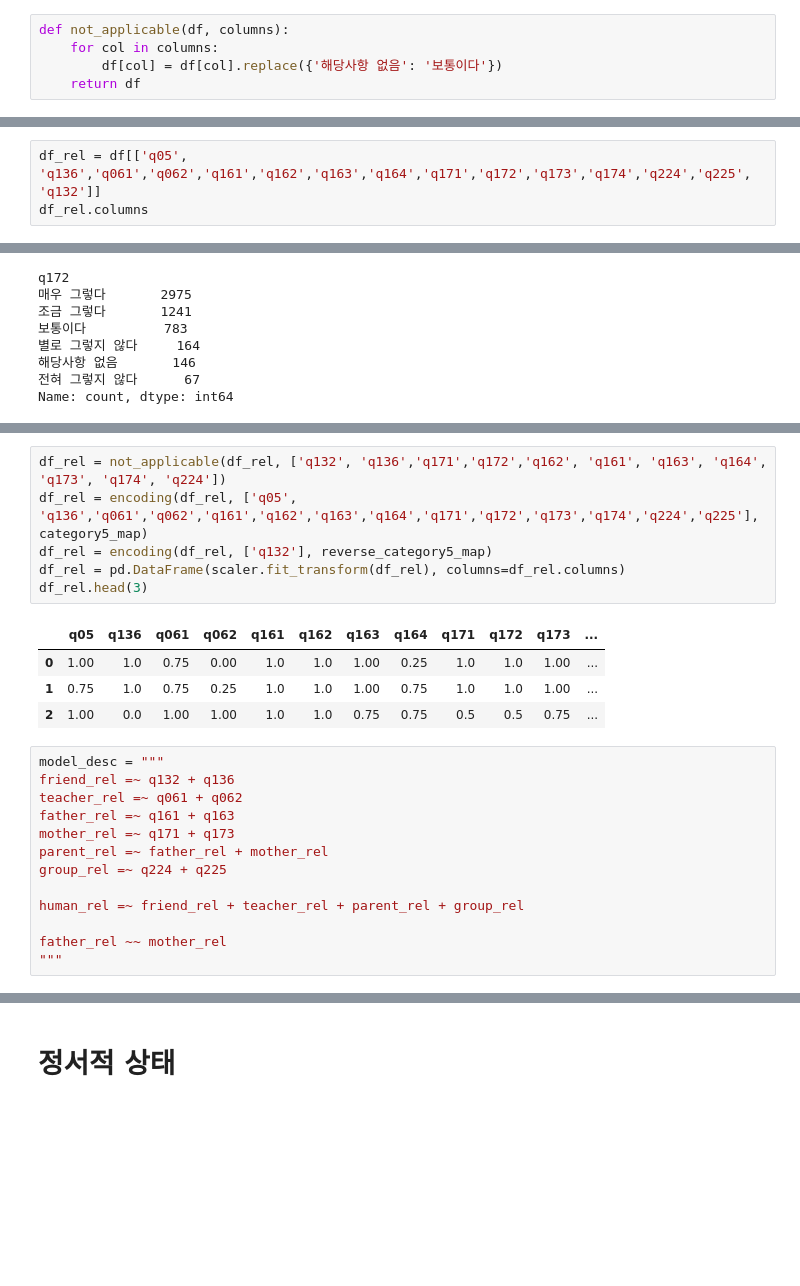
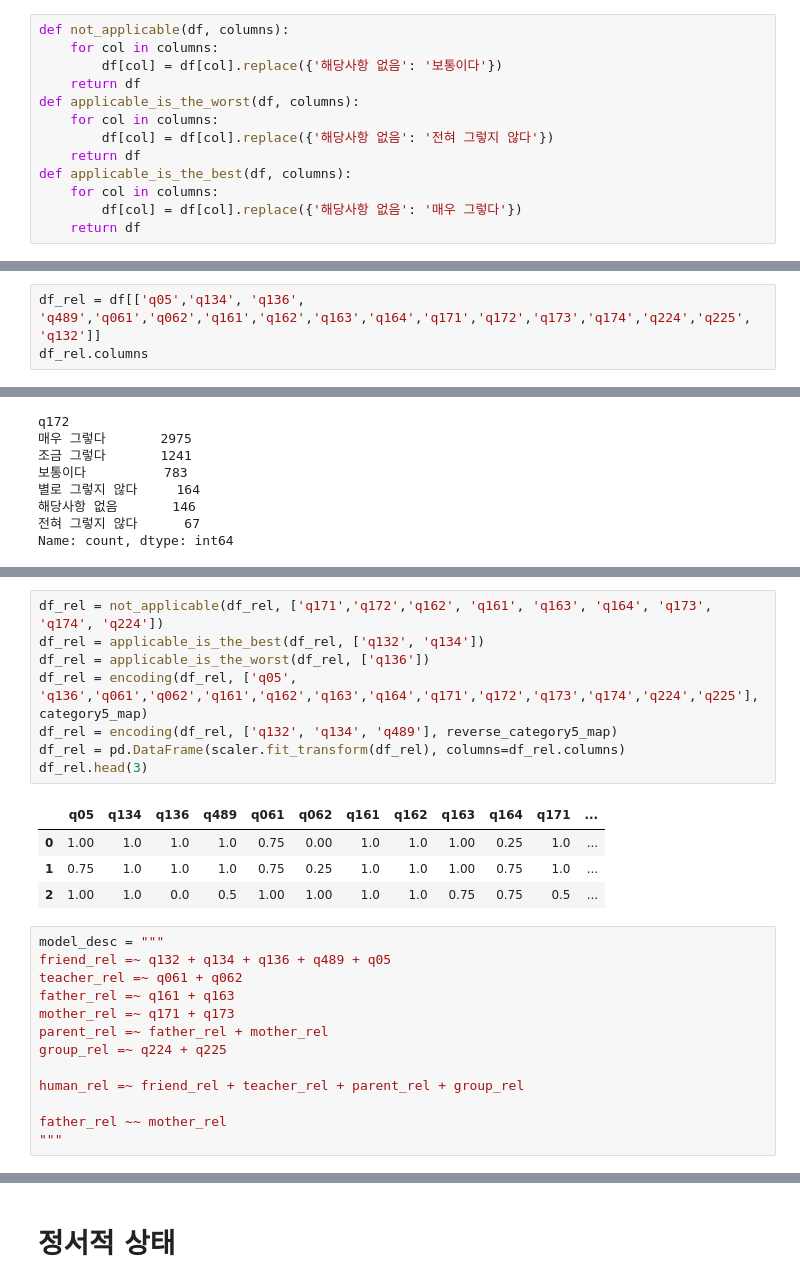
Before and after one commit to HyunsungRyu/education_analysis, a Jupyter notebook: happyindex.ipynb, the cells around one changed output, grey strips where cells are left out. Saved outputs shown, nothing was run; the diff lists cells and outputs as text; blank space fills up the shorter version.

```diff
--- a/happyindex.ipynb
+++ b/happyindex.ipynb
@@ -138,6 +139,14 @@ def not_applicable(df, columns):
     for col in columns:
         df[col] = df[col].replace({'해당사항 없음': '보통이다'})
     return df
+def applicable_is_the_worst(df, columns):
+    for col in columns:
+        df[col] = df[col].replace({'해당사항 없음': '전혀 그렇지 않다'})
+    return df
+def applicable_is_the_best(df, columns):
+    for col in columns:
+        df[col] = df[col].replace({'해당사항 없음': '매우 그렇다'})
+    return df
 # %%
 def weighted_cov(X, weights):
     average = np.average(X, axis=0, weights=weights)
@@ -282,6 +291,6 @@ plt.show()
 # %% [markdown]
 # 인간 관계
 # %%
-df_rel = df[['q05', 'q136','q061','q062','q161','q162','q163','q164','q171','q172','q173','q174','q224','q225', 'q132']]
+df_rel = df[['q05','q134', 'q136', 'q489','q061','q062','q161','q162','q163','q164','q171','q172','q173','q174','q224','q225', 'q132']]
 df_rel.columns
 # %% [output]
@@ -302,17 +321,19 @@ Name: count, dtype: int64
 # %%
-df_rel = not_applicable(df_rel, ['q132', 'q136','q171','q172','q162', 'q161', 'q163', 'q164', 'q173', 'q174', 'q224'])
+df_rel = not_applicable(df_rel, ['q171','q172','q162', 'q161', 'q163', 'q164', 'q173', 'q174', 'q224'])
+df_rel = applicable_is_the_best(df_rel, ['q132', 'q134'])
+df_rel = applicable_is_the_worst(df_rel, ['q136'])
 df_rel = encoding(df_rel, ['q05', 'q136','q061','q062','q161','q162','q163','q164','q171','q172','q173','q174','q224','q225'], category5_map)
-df_rel = encoding(df_rel, ['q132'], reverse_category5_map)
+df_rel = encoding(df_rel, ['q132', 'q134', 'q489'], reverse_category5_map)
 df_rel = pd.DataFrame(scaler.fit_transform(df_rel), columns=df_rel.columns)
 df_rel.head(3)
 # %% [output]
-|  | q05 | q136 | q061 | q062 | q161 | q162 | q163 | q164 | q171 | q172 | q173 | ... |
-| 0 | 1.00 | 1.0 | 0.75 | 0.00 | 1.0 | 1.0 | 1.00 | 0.25 | 1.0 | 1.0 | 1.00 | ... |
-| 1 | 0.75 | 1.0 | 0.75 | 0.25 | 1.0 | 1.0 | 1.00 | 0.75 | 1.0 | 1.0 | 1.00 | ... |
-| 2 | 1.00 | 0.0 | 1.00 | 1.00 | 1.0 | 1.0 | 0.75 | 0.75 | 0.5 | 0.5 | 0.75 | ... |
+|  | q05 | q134 | q136 | q489 | q061 | q062 | q161 | q162 | q163 | q164 | q171 | ... |
+| 0 | 1.00 | 1.0 | 1.0 | 1.0 | 0.75 | 0.00 | 1.0 | 1.0 | 1.00 | 0.25 | 1.0 | ... |
+| 1 | 0.75 | 1.0 | 1.0 | 1.0 | 0.75 | 0.25 | 1.0 | 1.0 | 1.00 | 0.75 | 1.0 | ... |
+| 2 | 1.00 | 1.0 | 0.0 | 0.5 | 1.00 | 1.00 | 1.0 | 1.0 | 0.75 | 0.75 | 0.5 | ... |
 # %%
 model_desc = """
-friend_rel =~ q132 + q136
+friend_rel =~ q132 + q134 + q136 + q489 + q05
 teacher_rel =~ q061 + q062
 father_rel =~ q161 + q163
 mother_rel =~ q171 + q173
```
Also changed, not shown: parts of 40 cells of this notebook, 20 other files.
